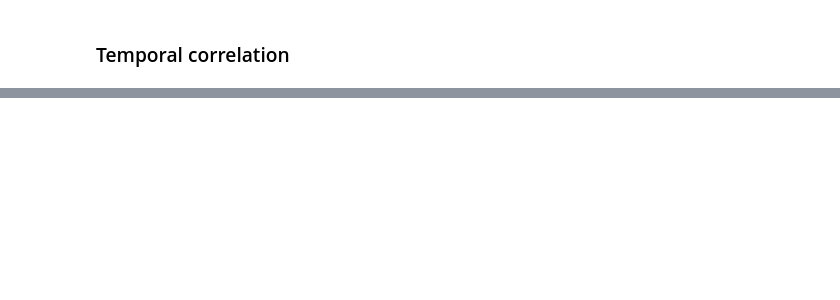
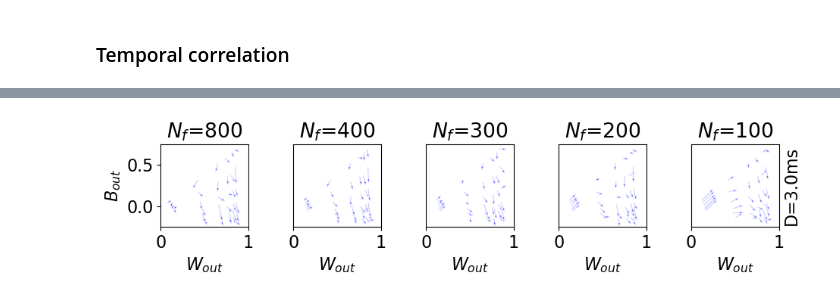
Before and after one commit to weirdoglh/FSInet, a Jupyter notebook: fig.ipynb, the cells around one changed output, grey strips where cells are left out. Cells and saved outputs as stored; diff of their text form; code cells hidden in the pictures; blank space fills up the shorter version.

```diff
--- a/fig.ipynb
+++ b/fig.ipynb
@@ -98,13 +148,15 @@ cbar.set_label('Fano')
 ### Temporal correlation
 # %%
 # data setting
-D = 1.0
+Ds = [1.0, 2.0, 3.0]
+D = Ds[-1]
 recpath = './data/cor-D%.1f'%D
 epoch = 10
-T, dt = 2000, 0.1
-Nm = 200
+T, dt = 2500, 0.1
+Nm = 5000
 
-Nfs = np.arange(0, 101, 20, dtype=int)
+# Nfs = np.array([0, 100, 200, 300, 400, 600, 800, 1000])
+Nfs = np.array([0, 100, 200, 300, 400, 800])
 Ws = np.array([0.01, 0.05, 0.1, 0.15, 0.2, 0.25])
 Bs = np.array([0.1, 0.2, 0.3, 0.5, 0.7, 0.9])
 # %%
@@ -180,0 +212,43 @@ for x, y, xx, yy in zip(wa, ba, wb, bb):
+# %%
+# plot font size
+plt.rcParams.update({'font.size': 16})
+
+Nfs = np.array([0, 100, 200, 300, 400, 800])
+
+fig,axes = plt.subplots(1, len(Nfs)-1, figsize=(10, 2.5), sharex=True)
+# load extracted data
+stats = pd.read_csv('./exp/cor/stats-D%.1f.csv'%D)
+cors = stats[['Nf', 'Wout', 'Bout']]
+
+va = 0
+wa, ba = cors.loc[cors['Nf']==va, 'Wout'], cors.loc[cors['Nf']==va, 'Bout']
+for j, vb in enumerate(np.flip(Nfs[1:])):
+    wb, bb = cors.loc[cors['Nf']==vb, 'Wout'], cors.loc[cors['Nf']==vb, 'Bout']
+    ax = axes[j]
+
+    # x-axis setting
+    ax.set_title(r'$N_f$=%d'%vb)
+    ax.set_xlabel(r'$W_{out}$')
+
+    # y-axis setting
+    if j == 0:
+        ax.set_ylabel(r'$B_{out}$')
+    elif j <= len(Nfs)-3:
+        ax.set_yticks([])
+    else:
+        ax.yaxis.set_label_position("right")
+        ax.yaxis.tick_right()
+        ax.set_yticks([])
+        ax.set_ylabel('D=%.1fms'%D)
+
+    # xy range
+    ax.set_xlim(0, 1.0)
+    ax.set_ylim(-0.25, 0.75)
+
+    # plot
+    for x, y, xx, yy in zip(wa, ba, wb, bb):
+        ax.arrow(x, y, xx-x, yy-y, width=0.01, edgecolor='w', facecolor='b', alpha=0.75);
+plt.tight_layout()
+plt.savefig('./plot/cor.pdf', bbox_inches='tight')
+# %% [output]
+[figure, added]
```
Also changed, not shown: parts of 10 cells of this notebook, 6 other files.
